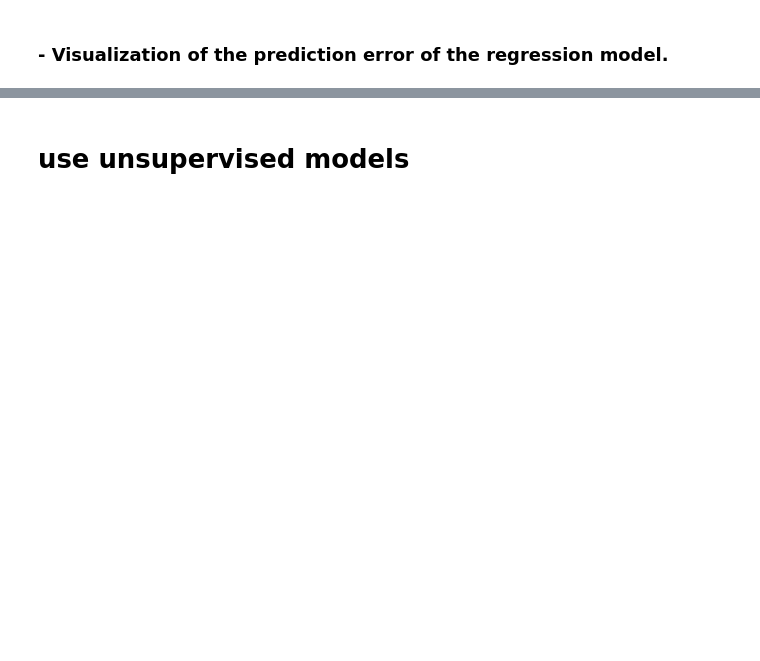
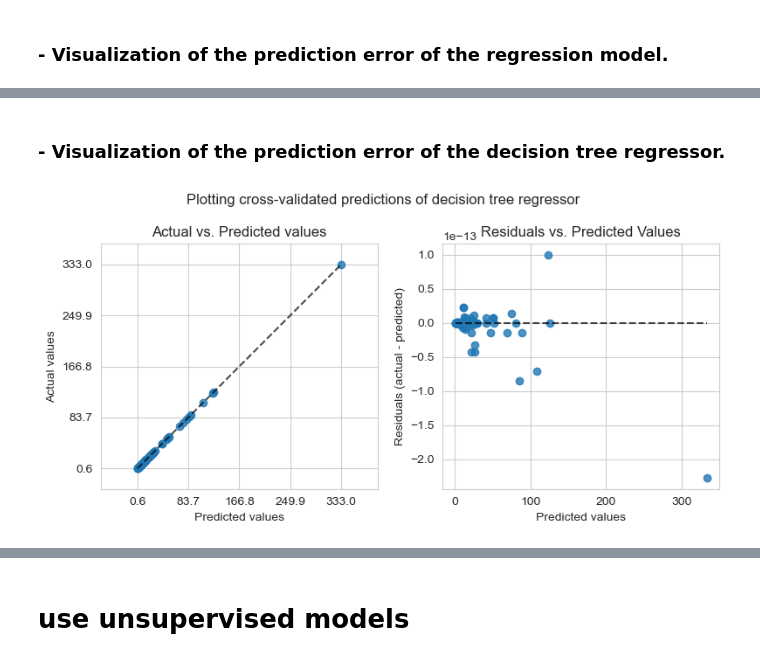
Before and after one commit to supercarryleoliao/EODP-Project-2, a Jupyter notebook: movie_analysis(2).ipynb, the cells around one changed output, grey strips where cells are left out. Saved outputs shown, nothing was run; the diff lists cells and outputs as text; code cells hidden in the pictures; blank space fills up the shorter version.

```diff
--- a/movie_analysis(2).ipynb
+++ b/movie_analysis(2).ipynb
@@ -452,0 +465,11 @@ Linear Regression MSE: 0.9215
+# %%
+tree_params = {
+    'max_depth': [None, 10, 20, 30, 40],
+    'min_samples_split': [2, 5, 10],
+    'min_samples_leaf': [1, 2, 4]
+}
+tree = DecisionTreeRegressor()
+#hyperparameter tunning using 5 cross-validation folds
+tree_grid = GridSearchCV(tree, tree_params, cv=5, scoring='neg_mean_squared_error')
+tree_grid.fit(X_train, y_train)
+tree_mse = evaluate_regression(tree_grid.best_estimator_, X_test, y_test)
@@ -481,0 +527,29 @@ plt.show()
+# %% [markdown]
+###  - Visualization of the prediction error of the decision tree regressor.
+# %%
+y_pred = tree_grid.predict(X_test)
+fig, axs = plt.subplots(ncols=2, figsize=(8, 4))
+PredictionErrorDisplay.from_predictions(
+    y_test,
+    y_pred=y_pred,
+    kind="actual_vs_predicted",
+    subsample=100,
+    ax=axs[0],
+    random_state=0,
+)
+axs[0].set_title("Actual vs. Predicted values")
+PredictionErrorDisplay.from_predictions(
+    y_test,
+    y_pred=y_pred,
+    kind="residual_vs_predicted",
+    subsample=100,
+    ax=axs[1],
+    random_state=0,
+)
+axs[1].set_title("Residuals vs. Predicted Values")
+fig.suptitle("Plotting cross-validated predictions of decision tree regressor")
+plt.tight_layout()
+plt.savefig("decisiontree_performance.png")
+plt.show()
+# %% [output]
+[figure, added]
```
Also changed, not shown: parts of 14 cells of this notebook, 4 other files.
